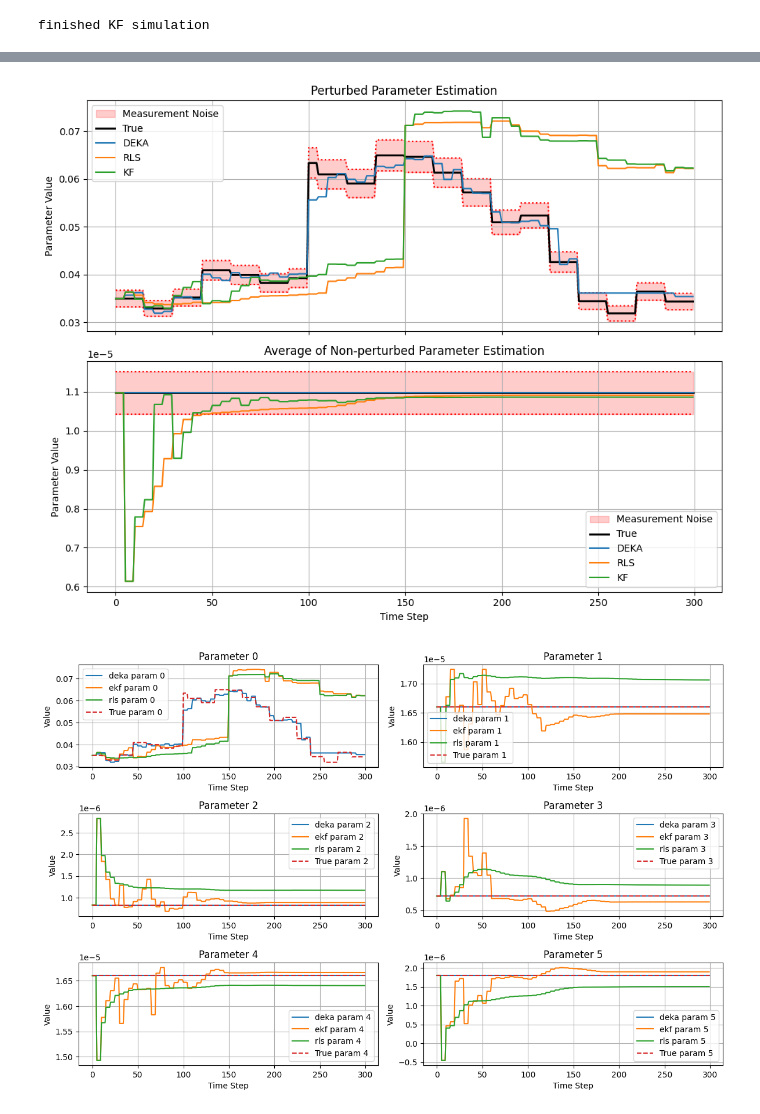
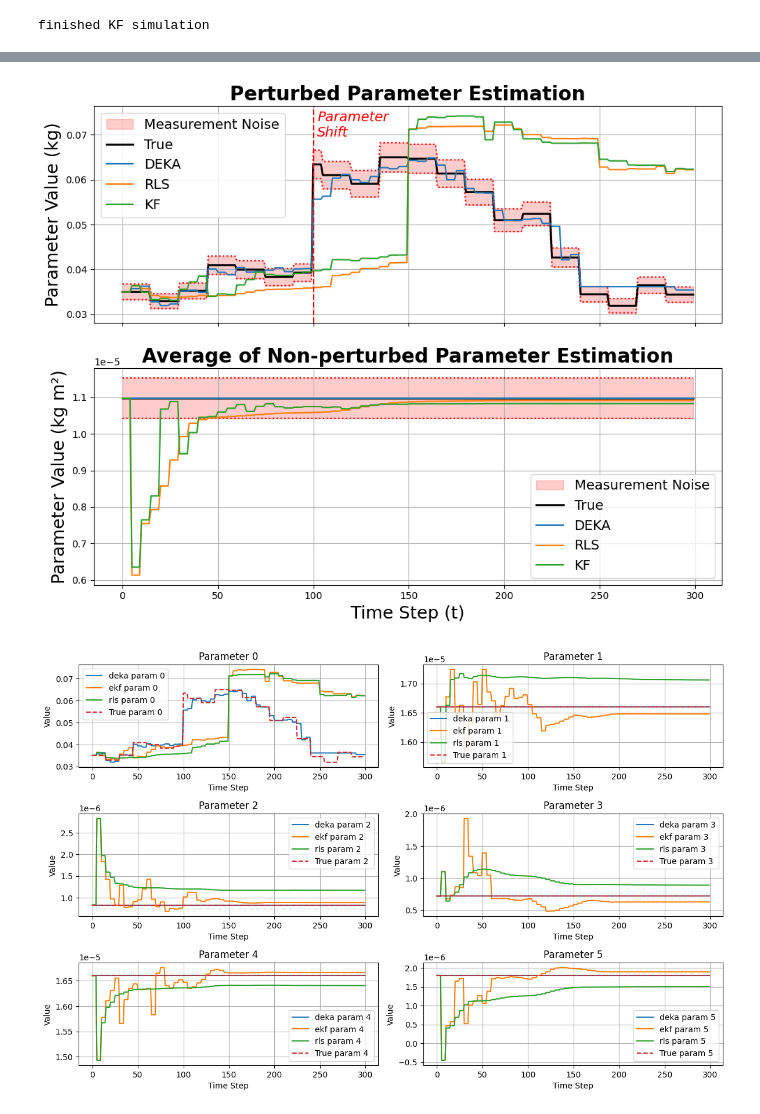
Before and after one commit to ChrisSha0104/Online-Parameter-Estimation-Using-the-Kaczmarz-Method, a Jupyter notebook: python/robot_plot.ipynb, the cells around one changed output, grey strips where cells are left out. Cells and saved outputs as stored; diff of their text form; code cells hidden in the pictures.

```diff
--- a/python/robot_plot.ipynb
+++ b/python/robot_plot.ipynb
@@ -399,7 +395,8 @@ colors = {
     'kf': 'tab:green',
     'true': 'black',
     'noise_region': 'red',
-    'noise_bound': 'red'
+    'noise_bound': 'red',
+    'parameter_shift': 'red',
 }
 
 # Create one figure with two subplots (stacked vertically)
@@ -427,10 +424,13 @@ axs[0].plot(t, theta_deka_array[:, 0], color=colors['true'], linestyle='-', line
 axs[0].plot(t, theta_hat_deka_array[:, 0], color=colors['deka'], label='DEKA')
 axs[0].plot(t, theta_hat_rls_array[:, 0], color=colors['rls'], label='RLS')
 axs[0].plot(t, theta_hat_ekf_array[:, 0], color=colors['kf'], label='KF')
+axs[0].axvline(x=100, color=colors['parameter_shift'], linestyle='--')
+axs[0].text(102, 0.069, 'Parameter\nShift', color=colors['parameter_shift'], verticalalignment='bottom', fontsize=14, fontstyle='italic')
 
-axs[0].set_title('Perturbed Parameter Estimation')
-axs[0].set_ylabel('Parameter Value')
-axs[0].legend()
+
+axs[0].set_title('Perturbed Parameter Estimation', fontsize=20, fontweight='bold')
+axs[0].set_ylabel('Parameter Value (kg)', fontsize=18)
+axs[0].legend(fontsize=14)
 axs[0].grid(True)
 
 # ---------------------------
@@ -439,38 +439,38 @@ axs[0].grid(True)
 # Compute the average (across parameter indices 1 to end) for each time step.
 theta_hat_deka_avg = np.mean(theta_hat_deka_array[:, 1:], axis=1)
 theta_hat_rls_avg  = np.mean(theta_hat_rls_array[:, 1:], axis=1)
 theta_hat_ekf_avg  = np.mean(theta_hat_ekf_array[:, 1:], axis=1)
 theta_deka_avg     = np.mean(theta_deka_array[:, 1:], axis=1)
 
 # Compute the noise bounds (5% above and below for averaged parameters)
 theta_deka_avg_upper = theta_deka_avg * 1.05
 theta_deka_avg_lower = theta_deka_avg * 0.95
 
 # Fill the region for measurement noise in light red
 axs[1].fill_between(t, theta_deka_avg_lower, theta_deka_avg_upper, color=colors['noise_region'], alpha=0.2, label='Measurement Noise')
 
 # Plot the noise bounds as red dotted lines
 axs[1].plot(t, theta_deka_avg_upper, color=colors['noise_bound'], linestyle=':')
 axs[1].plot(t, theta_deka_avg_lower, color=colors['noise_bound'], linestyle=':')
 
 # Plot the true parameter in solid black
 axs[1].plot(t, theta_deka_avg, color=colors['true'], linestyle='-', linewidth=2, label='True')
 
 # Plot the estimated parameters with consistent colors
 axs[1].plot(t, theta_hat_deka_avg, color=colors['deka'], label='DEKA')
 axs[1].plot(t, theta_hat_rls_avg, color=colors['rls'], label='RLS')
 axs[1].plot(t, theta_hat_ekf_avg, color=colors['kf'], label='KF')
 
-axs[1].set_title('Average of Non-perturbed Parameter Estimation')
-axs[1].set_xlabel('Time Step')
-axs[1].set_ylabel('Parameter Value')
-axs[1].legend()
+axs[1].set_title('Average of Non-perturbed Parameter Estimation', fontsize=20, fontweight='bold')
+axs[1].set_xlabel('Time Step (t)', fontsize=18)
+axs[1].set_ylabel('Parameter Value (kg m²)', fontsize=18)
+axs[1].legend(fontsize=14)
 axs[1].grid(True)
 
 plt.tight_layout()
 plt.show()
 # %% [output]
-[figure, old version]
+[figure, new version]
 # %%
 import matplotlib.pyplot as plt
 import numpy as np
```
Also changed, not shown: parts of 6 cells of this notebook.
